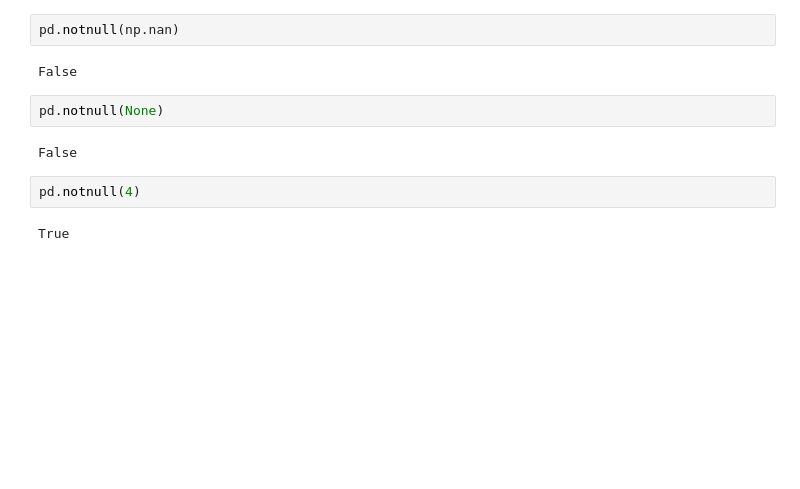
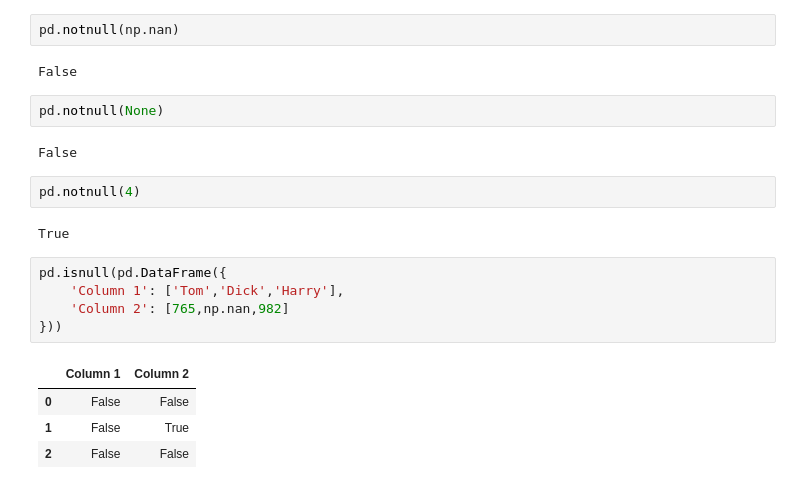
Before and after one commit to Rubieskyama/data-cleaning, a Jupyter notebook: Handling_missing_data_with_pandas.ipynb, the cells around one changed output. Drawn from its saved outputs; the diff is of its cells as text; blank space fills up the shorter version.

```diff
--- a/Handling_missing_data_with_pandas.ipynb
+++ b/Handling_missing_data_with_pandas.ipynb
@@ -27,3 +27,13 @@ False
 pd.notnull(4)
 # %% [output]
 True
+# %%
+pd.isnull(pd.DataFrame({
+    'Column 1': ['Tom','Dick','Harry'],
+    'Column 2': [765,np.nan,982]
+}))
+# %% [output]
+|  | Column 1 | Column 2 |
+| 0 | False | False |
+| 1 | False | True |
+| 2 | False | False |
```
Also changed, not shown: parts of 16 cells of this notebook.
